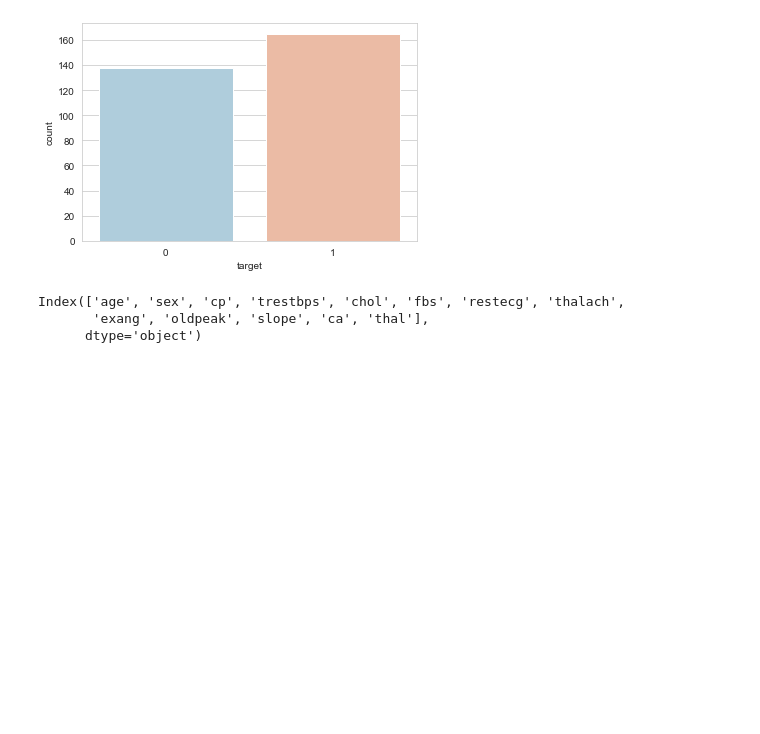
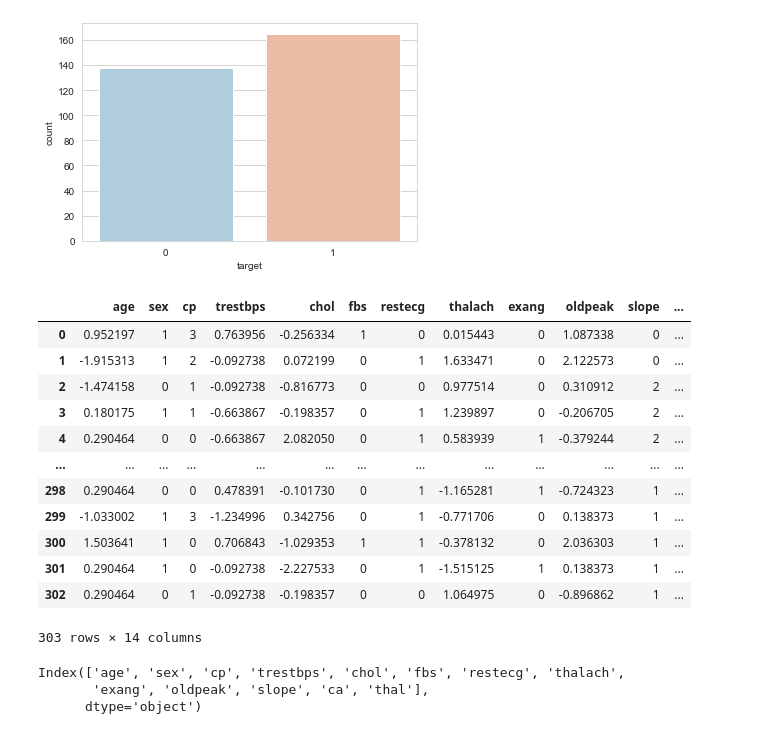
Before and after one commit to bhabalomkar421/BIL-project-Heart-Disease-Prediction, a Jupyter notebook: prediction.ipynb, the cells around one changed output. Drawn from its saved outputs; the diff is of its cells as text; code cells hidden in the pictures; blank space fills up the shorter version.

```diff
--- a/prediction.ipynb
+++ b/prediction.ipynb
@@ -89,3 +72,24 @@ sns.countplot(x='target',data=df,palette='RdBu_r')
+# %%
+from sklearn.preprocessing import StandardScaler
+standardScaler = StandardScaler()
+columns_to_scale = ['age', 'trestbps', 'chol', 'thalach', 'oldpeak']
+df[columns_to_scale] = standardScaler.fit_transform(df[columns_to_scale])
+dataset = df
+dataset
+# %% [output]
+|  | age | sex | cp | trestbps | chol | fbs | restecg | thalach | exang | oldpeak | slope | ... |
+| 0 | 0.952197 | 1 | 3 | 0.763956 | -0.256334 | 1 | 0 | 0.015443 | 0 | 1.087338 | 0 | ... |
+| 1 | -1.915313 | 1 | 2 | -0.092738 | 0.072199 | 0 | 1 | 1.633471 | 0 | 2.122573 | 0 | ... |
+| 2 | -1.474158 | 0 | 1 | -0.092738 | -0.816773 | 0 | 0 | 0.977514 | 0 | 0.310912 | 2 | ... |
+| 3 | 0.180175 | 1 | 1 | -0.663867 | -0.198357 | 0 | 1 | 1.239897 | 0 | -0.206705 | 2 | ... |
+| 4 | 0.290464 | 0 | 0 | -0.663867 | 2.082050 | 0 | 1 | 0.583939 | 1 | -0.379244 | 2 | ... |
+| ... | ... | ... | ... | ... | ... | ... | ... | ... | ... | ... | ... | ... |
+| 298 | 0.290464 | 0 | 0 | 0.478391 | -0.101730 | 0 | 1 | -1.165281 | 1 | -0.724323 | 1 | ... |
+| 299 | -1.033002 | 1 | 3 | -1.234996 | 0.342756 | 0 | 1 | -0.771706 | 0 | 0.138373 | 1 | ... |
+| 300 | 1.503641 | 1 | 0 | 0.706843 | -1.029353 | 1 | 1 | -0.378132 | 0 | 2.036303 | 1 | ... |
+| 301 | 0.290464 | 1 | 0 | -0.092738 | -2.227533 | 0 | 1 | -1.515125 | 1 | 0.138373 | 1 | ... |
+| 302 | 0.290464 | 0 | 1 | -0.092738 | -0.198357 | 0 | 0 | 1.064975 | 0 | -0.896862 | 1 | ... |
+303 rows × 14 columns
 # %%
 from sklearn.model_selection import train_test_split
 
```
Also changed, not shown: parts of 16 cells of this notebook, 3 other files.
